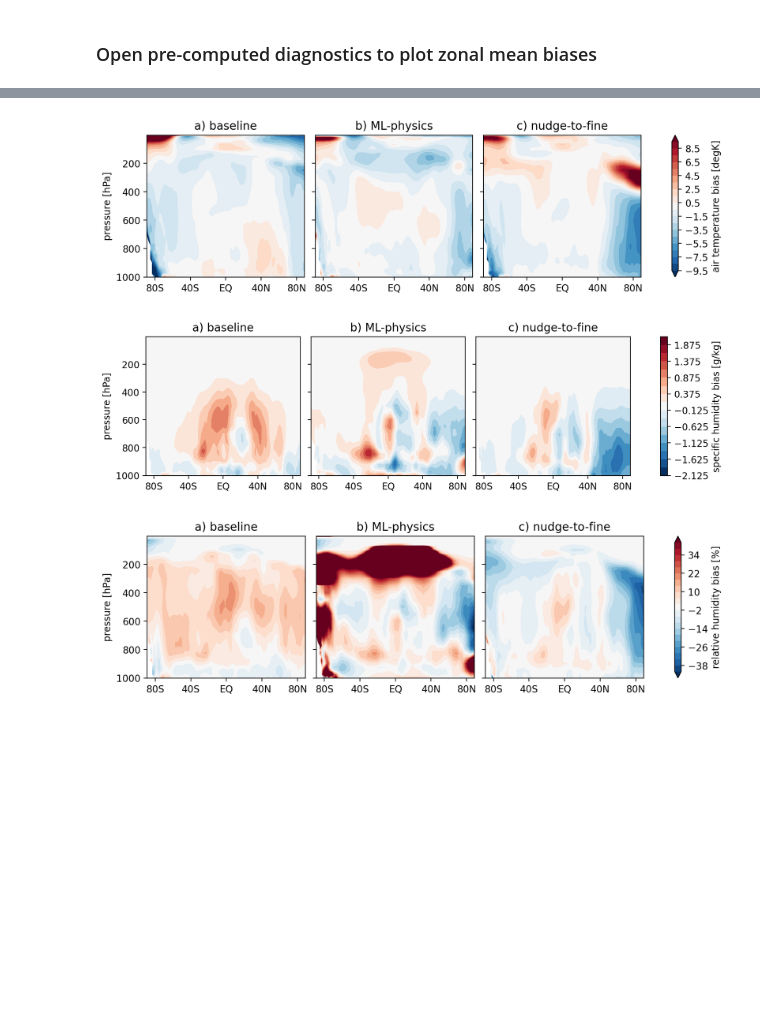
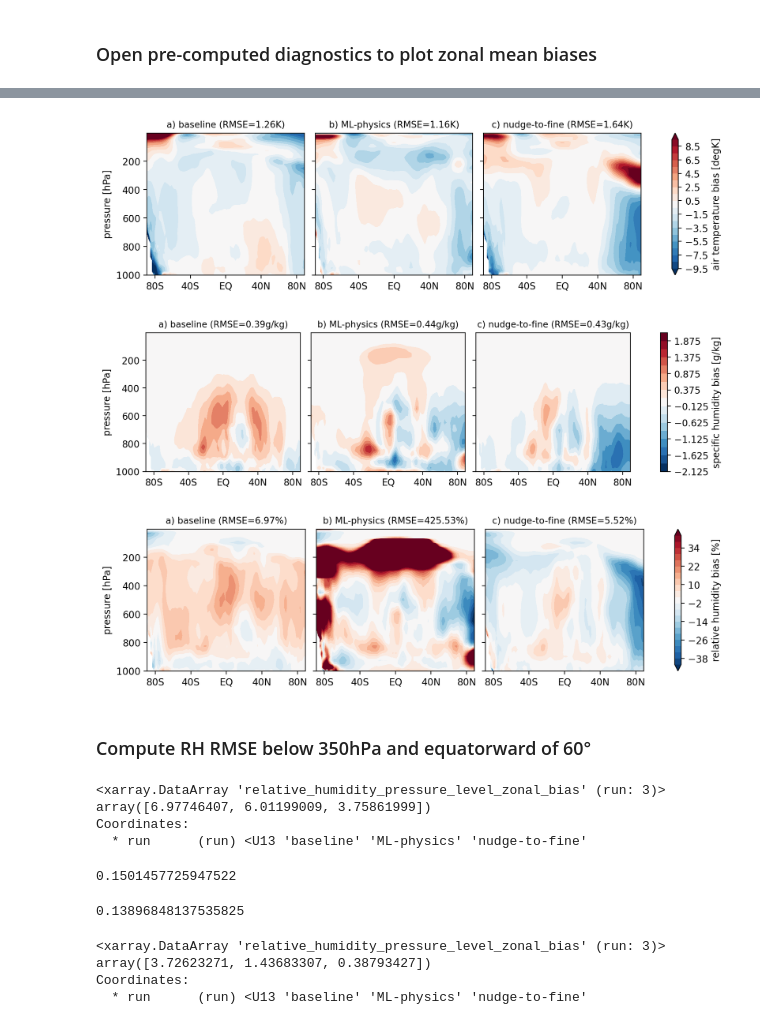
Before and after one commit to ai2cm/fine-grid-ml-physics-manuscript, a Jupyter notebook: notebooks/figure_8_9_10.ipynb, the cells around one changed output, grey strips where cells are left out. Cells and saved outputs as stored; diff of their text form; code cells hidden in the pictures; blank space fills up the shorter version.

```diff
--- a/notebooks/figure_8_9_10.ipynb
+++ b/notebooks/figure_8_9_10.ipynb
@@ -18,8 +19,8 @@ with open('run_urls.yaml') as f:
 # %%
 urls_long = {
     "baseline": runs['baseline-35day']['url'],
-    "ML-physics (seed-5)": runs['prog-35day-seed5']['url'],
-    "ML-physics (seed-7)": runs['prog-35day-seed7']['url'],
+    "ML-physics, seed-5": runs['prog-35day-seed5']['url'],
+    "ML-physics, seed-7": runs['prog-35day-seed7']['url'],
     "nudge-to-fine": runs['n2f-35day']['url'],
 }
 verif_url = 'gs://vcm-ml-experiments/default/2021-12-16/2020-05-27-40-day-X-SHiELD-simulation-v2/fine-res-budget.zarr'
@@ -49,13 +50,19 @@ verif = (reduced_diags[value].isel(run=0) - reduced_diags[err].isel(run=0)).assi
 hov = xr.concat([reduced_diags[value], verif], dim='run')
 # %%
-def make_nice_labels(fg):
+def make_nice_labels(fg, title_suffices=None, title_fontsize=10):
     fg.set_titles(template='{value}')
     fg.axes.flat[0].set_xticks(np.arange(-80, 91, 40))
     fg.axes.flat[0].set_xticklabels(['80S', '40S', 'EQ', '40N', '80N'])
+    i = 0
     for letter, ax in zip(string.ascii_lowercase, fg.axes.flat):
         title = ax.get_title()
-        ax.set_title(f'{letter}) {title}')
+        if title_suffices is not None:
+            title_suffix = title_suffices[i]
+        else:
+            title_suffix = ''
+        ax.set_title(f'{letter}) {title}{title_suffix}', fontsize=title_fontsize)
         ax.set_xlabel('')
+        i += 1
 # %%
 plotme = hov.sel(time=slice('2016-08-05', '2016-08-14T21:00:00'))
 plotme.attrs['long_name'] = 'surface precipitation rate'
@@ -79,18 +124,58 @@ make_nice_labels(fg)
 # %%
 da = reduced_diags_only_seed5.air_temperature_pressure_level_zonal_bias
+weights = np.cos(np.deg2rad(da.latitude))*da.pressure
+da_rmse = np.sqrt((da**2).weighted(weights).mean(['latitude', 'pressure']))
 fg = da.plot.contourf(col='run', y='pressure', yincrease=False, vmin=-9.5, vmax=9.5, levels=20, cmap='RdBu_r')
-make_nice_labels(fg)
+make_nice_labels(fg, title_suffices=[f' (RMSE={x:.2f}K)' for x in da_rmse.values], title_fontsize=9.5)
 # %% [output]
-[figure, old version]
+[figure, new version]
 # %%
 da = reduced_diags_only_seed5.specific_humidity_pressure_level_zonal_bias
+weights = np.cos(np.deg2rad(da.latitude))*da.pressure
+da_rmse = np.sqrt((da**2).weighted(weights).mean(['latitude', 'pressure']))
 fg = da.plot.contourf(col='run', y='pressure', yincrease=False, vmin=-2.125, vmax=2.125, levels=18, cmap='RdBu_r')
-make_nice_labels(fg)
+make_nice_labels(fg, title_suffices=[f' (RMSE={x:.2f}g/kg)' for x in da_rmse.values], title_fontsize=9.5)
 # %% [output]
-[figure, old version]
+[figure, new version]
 # %%
 da = reduced_diags_only_seed5.relative_humidity_pressure_level_zonal_bias
+weights = np.cos(np.deg2rad(da.latitude))*da.pressure
+da_rmse = np.sqrt((da**2).weighted(weights).mean(['latitude', 'pressure']))
 fg = da.plot.contourf(col='run', y='pressure', yincrease=False, vmin=-42, vmax=42, levels=22, cmap='RdBu_r', extend='both')
-make_nice_labels(fg)
+make_nice_labels(fg, title_suffices=[f' (RMSE={x:.2f}%)' for x in da_rmse.values], title_fontsize=9.5)
 # %% [output]
-[figure, old version]
+[figure, new version]
+# %% [markdown]
+### Compute RH RMSE below 350hPa and equatorward of 60°
+# %%
+da = reduced_diags_only_seed5.relative_humidity_pressure_level_zonal_bias
+weights = np.cos(np.deg2rad(da.latitude))*da.pressure
+weights[abs(weights.latitude)>60, :] = 0.0
+weights[:, weights.pressure<350] = 0.0
+da_rmse = np.sqrt((da**2).weighted(weights).mean(['latitude', 'pressure']))
+print(da_rmse)
+# %% [output]
+<xarray.DataArray 'relative_humidity_pressure_level_zonal_bias' (run: 3)>
+array([6.97746407, 6.01199009, 3.75861999])
+Coordinates:
+  * run      (run) <U13 'baseline' 'ML-physics' 'nudge-to-fine'
+# %%
+(6.86 - 5.83) / 6.86
+# %% [output]
+0.1501457725947522
+# %%
+(6.98 - 6.01) / 6.98
+# %% [output]
+0.13896848137535825
+# %%
+da = reduced_diags_only_seed5.relative_humidity_pressure_level_zonal_bias
+weights = np.cos(np.deg2rad(da.latitude))*da.pressure
+weights[abs(weights.latitude)>60, :] = 0.0
+weights[:, weights.pressure<350] = 0.0
+da_rmse = da.weighted(weights).mean(['latitude', 'pressure'])
+print(da_rmse)
+# %% [output]
+<xarray.DataArray 'relative_humidity_pressure_level_zonal_bias' (run: 3)>
+array([3.72623271, 1.43683307, 0.38793427])
+Coordinates:
+  * run      (run) <U13 'baseline' 'ML-physics' 'nudge-to-fine'
```
Also changed, not shown: parts of 7 cells of this notebook, 6 other files.
